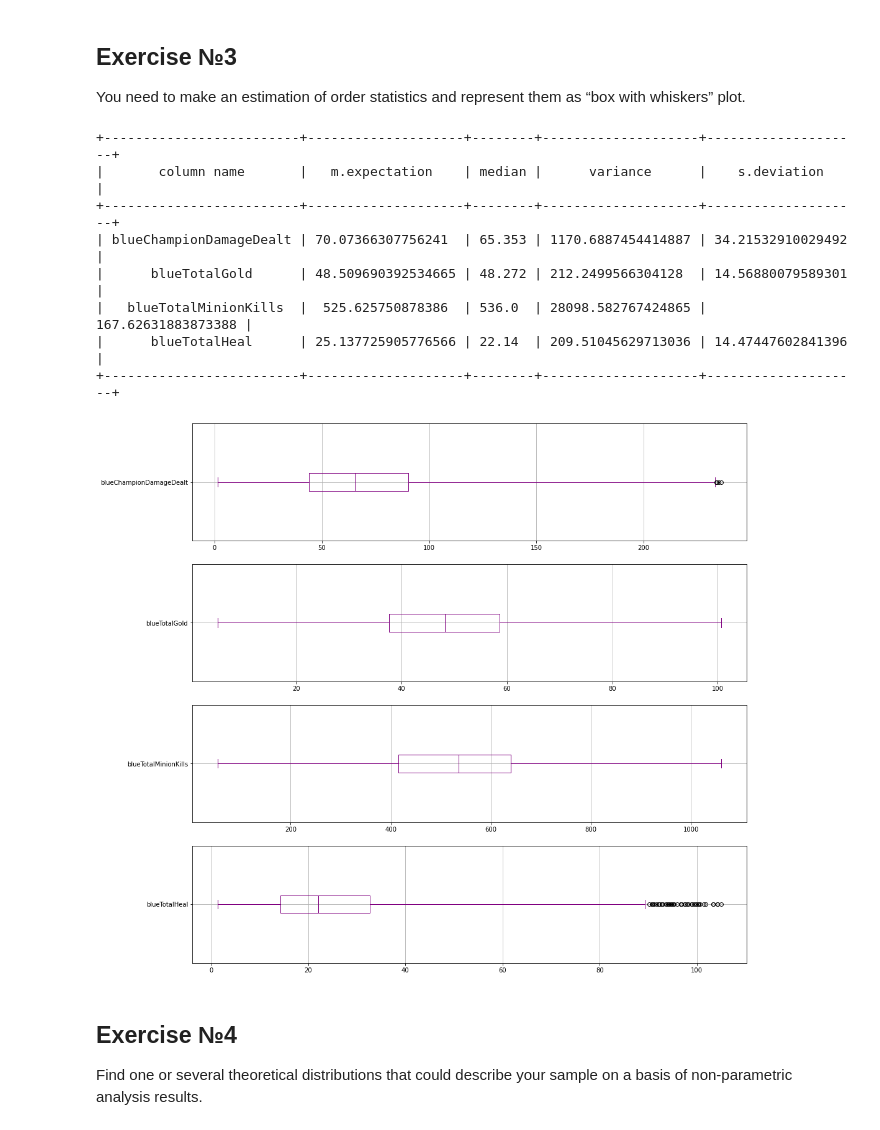
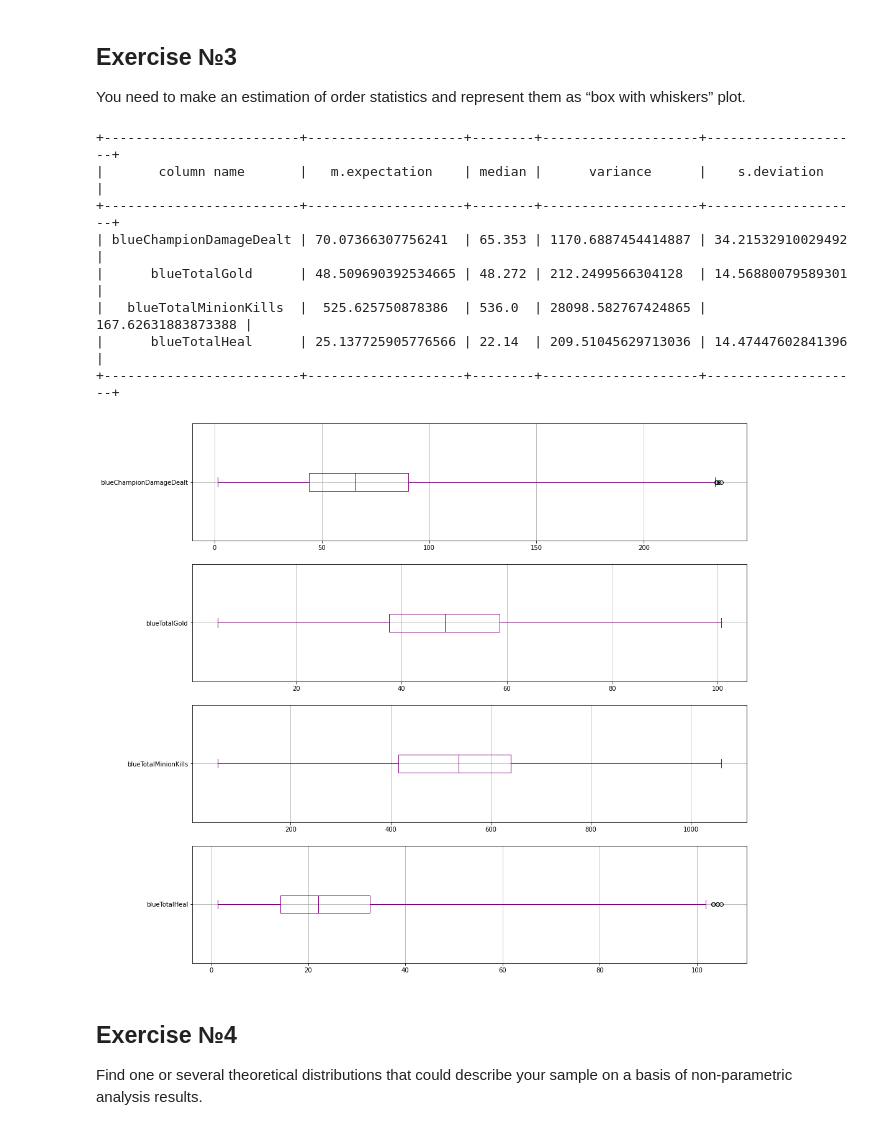
Before and after one commit to vandosik/M-M-MSA, a Jupyter notebook: Lab_1/lab_1.ipynb, the cells around one changed output. Saved outputs shown, nothing was run; the diff lists cells and outputs as text; code cells hidden in the pictures.

Commit message:
Lab_1: Changed boxplot whis parameter and report

```diff
--- a/Lab_1/lab_1.ipynb
+++ b/Lab_1/lab_1.ipynb
@@ -140,33 +140,45 @@ You need to make an estimation of order statistics and represent them as “box
 # %%
 # Box plot
 fig, axes = plt.subplots(len(col_names), figsize=(16, 16))
 
 table = PrettyTable()
 table.field_names = ["column name", "m.expectation", "median", "variance", "s.deviation"]
 
 for col_idx in range(len(col_names)):
     # Calculation of sample mean, variance, standard deviation, median
     col_name = col_names[col_idx]
     mean = source_df[col_name].mean()
     var = source_df[col_name].var()
     std = source_df[col_name].std()
     median = source_df[col_name].median()
 
     table.add_row([col_names[col_idx], mean, median, var, std])
 
-    boxplot = source_df.boxplot(column=col_name, whis=3.1, vert=False, ax=axes[col_idx], color='purple')
+    whis_p = 1.5
+
+    if col_name == 'blueChampionDamageDealt':
+        whis_p = 3.1
+    elif col_name == 'blueTotalMinionKills':
+        whis_p = 1.9
+    elif col_name == 'blueTotalGold':
+        whis_p = 2.0
+    elif col_name == 'blueTotalHeal':
+        whis_p = 3.8
+
+    boxplot = source_df.boxplot(column=col_name, whis=whis_p, vert=False, ax=axes[col_idx], color='purple')
+
 
 print(table)
 # %% [output]
 +-------------------------+--------------------+--------+--------------------+--------------------+
 |       column name       |   m.expectation    | median |      variance      |    s.deviation     |
 +-------------------------+--------------------+--------+--------------------+--------------------+
 | blueChampionDamageDealt | 70.07366307756241  | 65.353 | 1170.6887454414887 | 34.21532910029492  |
 |      blueTotalGold      | 48.509690392534665 | 48.272 | 212.2499566304128  | 14.56880079589301  |
 |   blueTotalMinionKills  |  525.625750878386  | 536.0  | 28098.582767424865 | 167.62631883873388 |
 |      blueTotalHeal      | 25.137725905776566 | 22.14  | 209.51045629713036 | 14.47447602841396  |
 +-------------------------+--------------------+--------+--------------------+--------------------+
-[figure, old version]
+[figure, new version]
 # %% [markdown]
 ## Exercise №4
 Find one or several theoretical distributions that could describe your sample on a basis of non-parametric analysis results.
```
Also changed, not shown: parts of 1 cell of this notebook, 2 other files.
